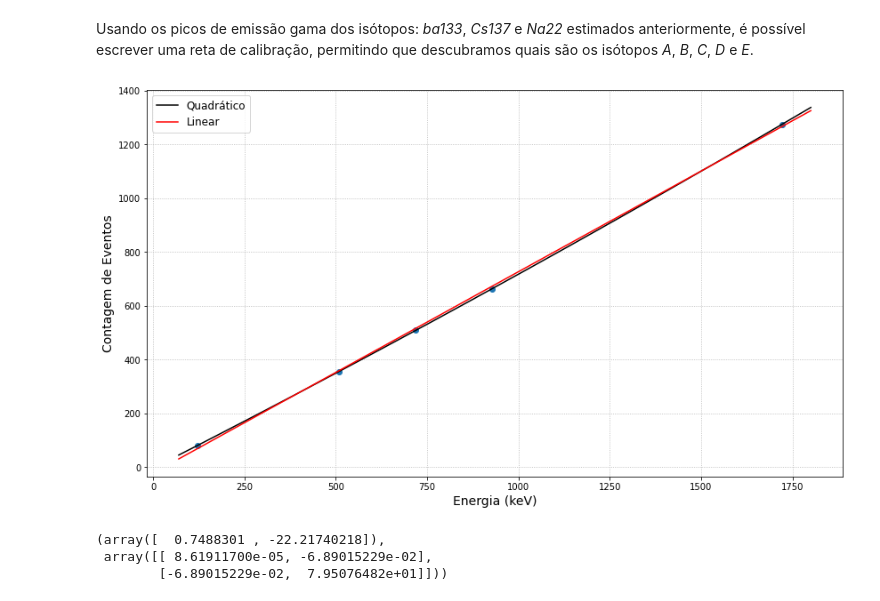
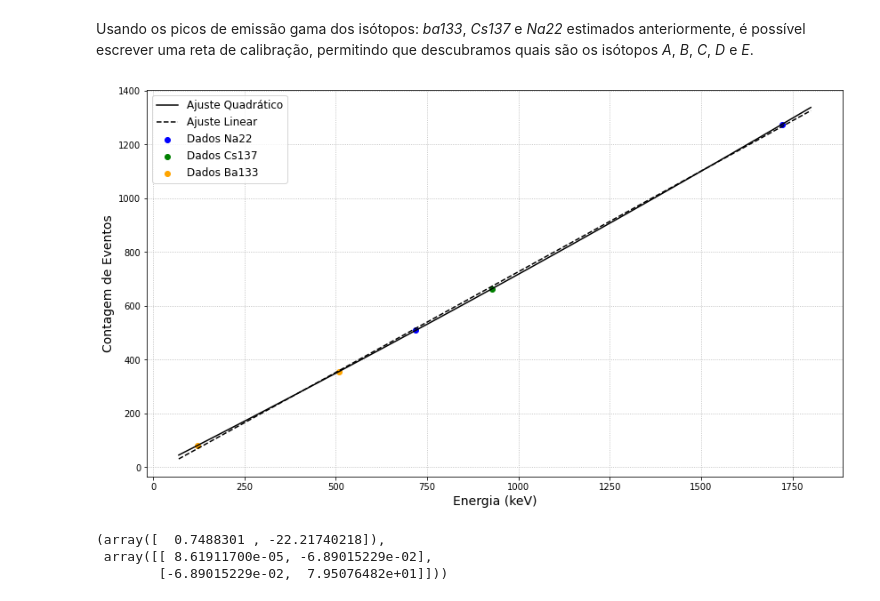
Before and after one commit to goulartsursula/DisciplinasUERJ, a Jupyter notebook: Estrutura da Materia 3/EspectroscopiaGama.ipynb, the cells around one changed output. Saved outputs shown, nothing was run; the diff lists cells and outputs as text; code cells hidden in the pictures.

```diff
--- a/Estrutura da Materia 3/EspectroscopiaGama.ipynb
+++ b/Estrutura da Materia 3/EspectroscopiaGama.ipynb
@@ -303,27 +282,25 @@ Por isso, não será cálculado a _gaussiana_ desse primeiro pico.
 
 Para que os gráficos abaixo fossem feitos, pegamos pontos ao redor do pico de modo que não fosse considerado a calda, afinal caso isso tivesse sido feito teriamos que escrever duas gaussianas para cada pico.
 # %%
-#First peak Ba133
-xdata1Ba133 = dataBa133.loc[peak1Ba133 - 11:peak1Ba133 + 11]['Chan']
-ydata1Ba133 = dataBa133.loc[peak1Ba133 - 11:peak1Ba133 + 11]['Counts']
+#Primeiro pico Ba-133
+data1Ba133_peak = dataBa133[(dataBa133['Chan']>=110)&(dataBa133['Chan']<=135)]
 
 fig, ax = plt.subplots(figsize=(14, 8))
-plt.scatter(xdata1Ba133, ydata1Ba133, c='orange')
+plt.scatter(data1Ba133_peak['Chan'], data1Ba133_peak['Counts'], c='orange')
 plt.xlabel('Contagem ADC', fontsize='14')
 plt.ylabel('Contagem de Eventos', fontsize='14')
-ax.text(131, 26000, 'Ba133', bbox=dict(boxstyle='round', facecolor='white', alpha=0.5))
+ax.text(133, 26000, '1º pico Ba-133', bbox=dict(boxstyle='round', facecolor='white', alpha=0.5))
 plt.savefig('Peak1_Ba133.png', transparent = True)
 plt.grid(linestyle='dotted')
 
-#Second peak Ba133
-xdata2Ba133 = dataBa133.loc[peak2Ba133 - 35:peak2Ba133 + 35]['Chan']
-ydata2Ba133 = dataBa133.loc[peak2Ba133 - 35:peak2Ba133 + 35]['Counts']
+#Segundo pico Ba-133
+data2Ba133_peak = dataBa133[(dataBa133['Chan']>=473)&(dataBa133['Chan']<=543)]
 
 fig, ax = plt.subplots(figsize=(14, 8))
-plt.scatter(xdata2Ba133, ydata2Ba133, c='orange')
+plt.scatter(data2Ba133_peak['Chan'], data2Ba133_peak['Counts'], c='orange')
 plt.xlabel('Contagem ADC', fontsize='14')
 plt.ylabel('Contagem de Eventos', fontsize='14')
-ax.text(538, 6200, 'Ba133', bbox=dict(boxstyle='round', facecolor='white', alpha=0.5))
+ax.text(537, 6200, '2º pico Ba-133', bbox=dict(boxstyle='round', facecolor='white', alpha=0.5))
 plt.savefig('Peak2_Ba133.png', transparent = True)
 plt.grid(linestyle='dotted')
 # %% [output]
@@ -396,26 +375,28 @@ Usando os picos de emissão gama dos isótopos: *ba133*, *Cs137* e *Na22* estima
 # %%
 means = [popt1Na22[1], popt2Na22[1], poptCs137[1], popt1Ba133[1], popt2Ba133[1]]
 sigmas = [popt1Na22[2], popt2Na22[2], poptCs137[2], popt1Ba133[2], popt2Ba133[2]]
 energy = [ 511, 1275, 662, 81, 353 ] #Energia de referência
 
 coef, covar = np.polyfit(means, energy, 1, cov=True)
 p = np.poly1d(coef)
 
 coef1, covar1 = np.polyfit(means, energy, 2, cov=True)
 p1 = np.poly1d(coef1)
 
 fig = plt.subplots(figsize=(14,8))
 xp = np.linspace(70, 1800)
-plt.scatter(means, energy)
-plt.plot(xp, coef1[0]*np.power(xp, 2) + coef1[1]*xp + coef1[2], color='black', label='Quadrático')
-plt.plot(xp, coef[0]*xp + coef[1], color='red', label='Linear')
+plt.scatter((popt1Na22[1], popt2Na22[1]), (energy[0], energy[1]), c='blue', label='Dados Na22')
+plt.scatter(poptCs137[1], energy[2], c='green', label='Dados Cs137')
+plt.scatter((popt1Ba133[1], popt2Ba133[1]), (energy[3], energy[4]), c='orange', label='Dados Ba133')
+plt.plot(xp, coef1[0]*np.power(xp, 2) + coef1[1]*xp + coef1[2], c='black', label='Ajuste Quadrático')
+plt.plot(xp, coef[0]*xp + coef[1], linestyle='--', c='black', label='Ajuste Linear')
 
 plt.xlabel('Energia (keV)', fontsize='14')
 plt.ylabel('Contagem de Eventos', fontsize='14')
 plt.legend(fontsize='12')
 plt.grid(linestyle='dotted')
 # %% [output]
-[figure, old version]
+[figure, new version]
 # %%
 coef, covar
 # %% [output]
```
Also changed, not shown: parts of 12 cells of this notebook.
